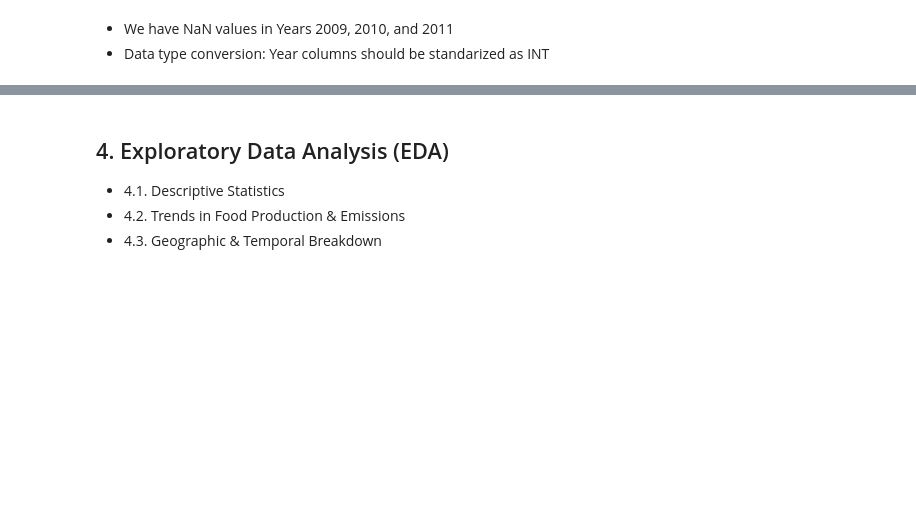
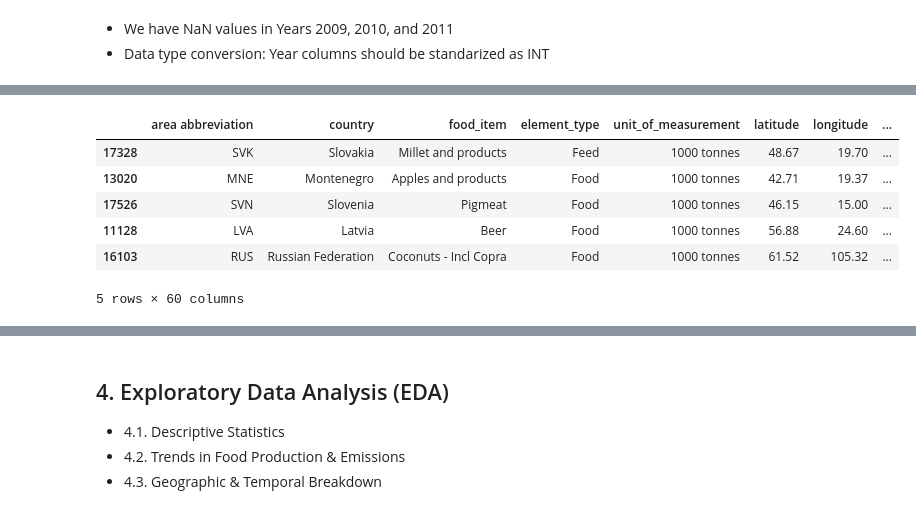
Before and after one commit to ivanya93/Food-Climate-Data-Driven-Sustainability, a Jupyter notebook: Food-Climate-Data-Driven-Sustainability.ipynb, the cells around one changed output, grey strips where cells are left out. Drawn from its saved outputs; the diff is of its cells as text; code cells hidden in the pictures; blank space fills up the shorter version.

```diff
--- a/Food-Climate-Data-Driven-Sustainability.ipynb
+++ b/Food-Climate-Data-Driven-Sustainability.ipynb
@@ -562,0 +668,17 @@ from Functions_DA_DS import *
+# %%
+# Create a subset of the df containing at least one missing value
+food_production_null = food_production_df[food_production_df.isnull().any(axis=1)]
+
+# Set a ramdom seed for reproducibility
+np.random.seed(0) #ramdom seed is used to ensure that the random numbers generated are the same each time the code is run
+
+# Select a random sample of 10 rows from the DataFrame
+food_production_null.sample(n=5, random_state=0)
+# %% [output]
+|  | area abbreviation | country | food_item | element_type | unit_of_measurement | latitude | longitude | ... |
+| 17328 | SVK | Slovakia | Millet and products | Feed | 1000 tonnes | 48.67 | 19.70 | ... |
+| 13020 | MNE | Montenegro | Apples and products | Food | 1000 tonnes | 42.71 | 19.37 | ... |
+| 17526 | SVN | Slovenia | Pigmeat | Food | 1000 tonnes | 46.15 | 15.00 | ... |
+| 11128 | LVA | Latvia | Beer | Food | 1000 tonnes | 56.88 | 24.60 | ... |
+| 16103 | RUS | Russian Federation | Coconuts - Incl Copra | Food | 1000 tonnes | 61.52 | 105.32 | ... |
+5 rows × 60 columns
```
Also changed, not shown: parts of 74 cells of this notebook.
